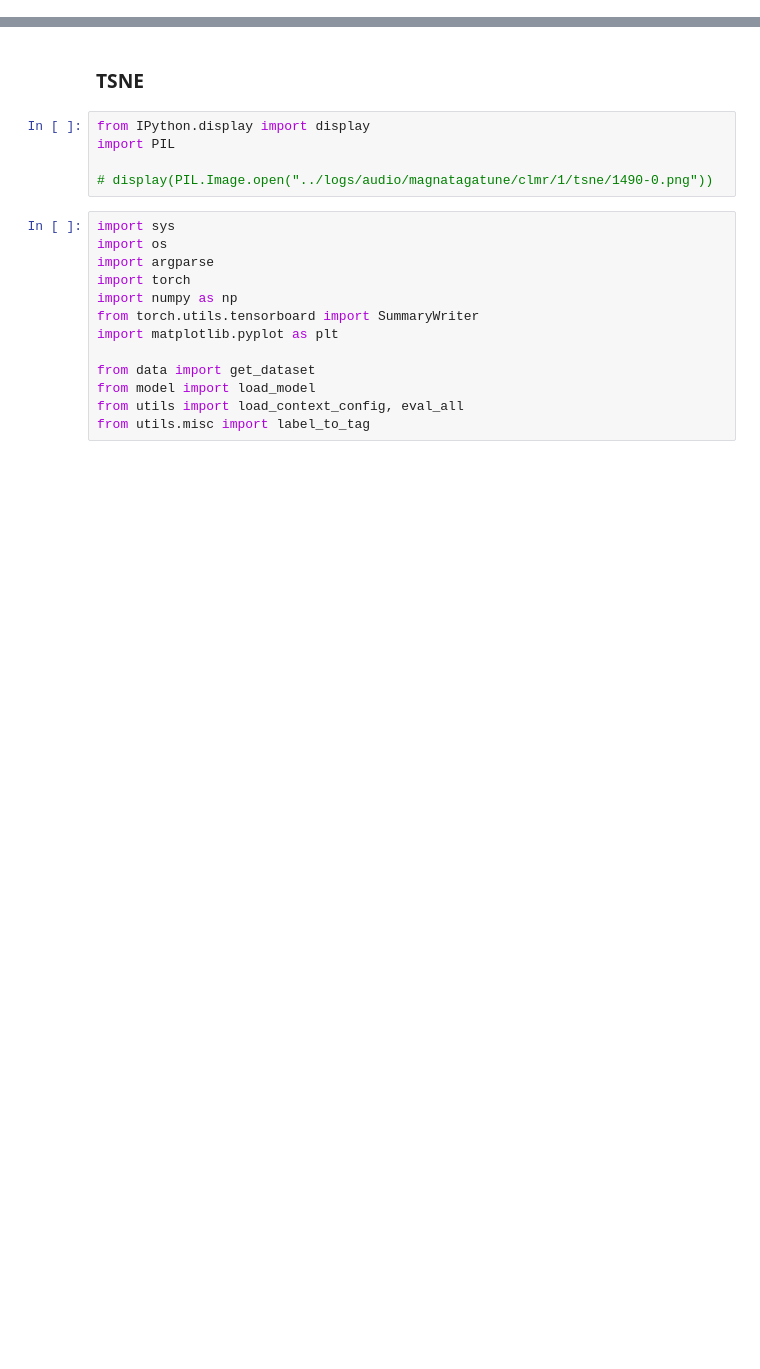
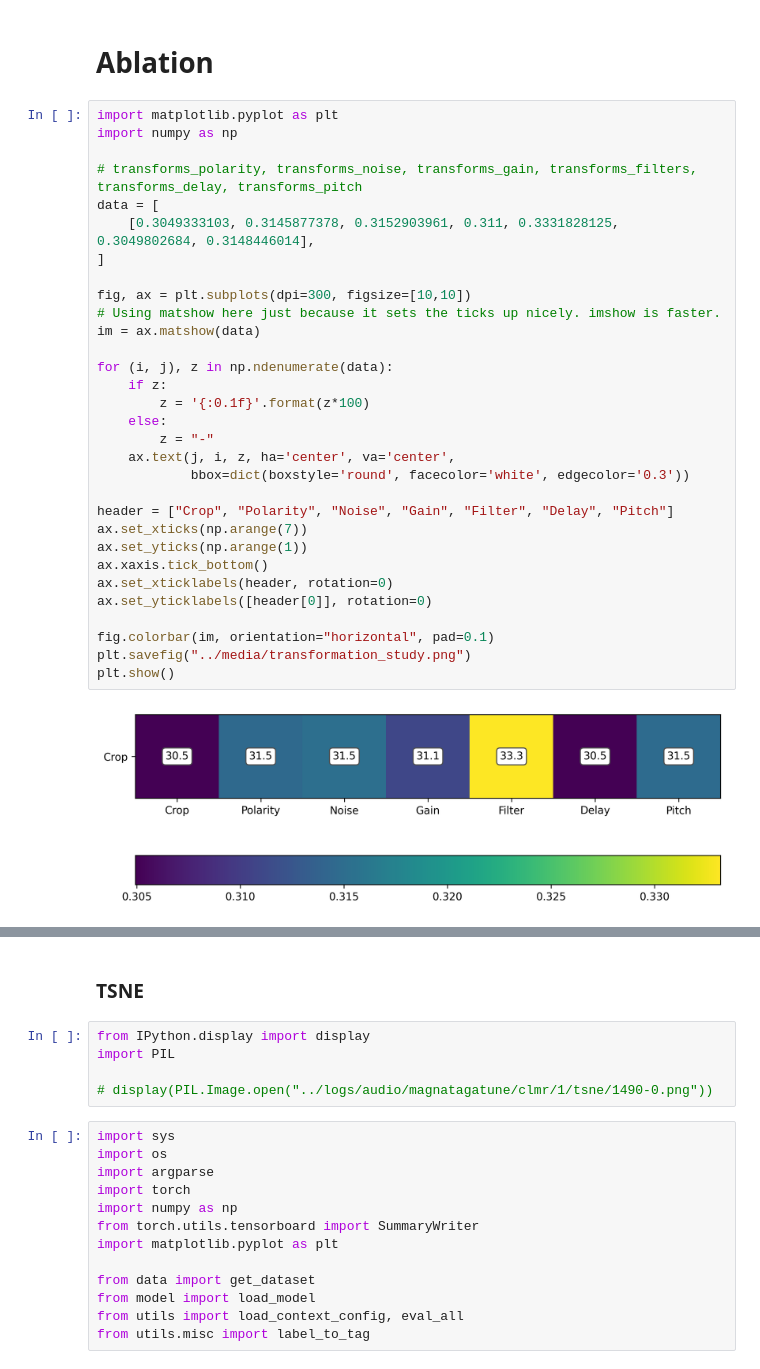
Before and after one commit to Spijkervet/CLMR, a Jupyter notebook: notebooks/paper figures.ipynb, the cells around one changed output, grey strips where cells are left out. Cells and saved outputs as stored; diff of their text form; blank space fills up the shorter version.

```diff
--- a/notebooks/paper figures.ipynb
+++ b/notebooks/paper figures.ipynb
@@ -87,0 +88,35 @@ plt.show()
+# %% [markdown]
+# Ablation
+# %%
+import matplotlib.pyplot as plt
+import numpy as np
+
+# transforms_polarity, transforms_noise, transforms_gain, transforms_filters, transforms_delay, transforms_pitch
+data = [
+    [0.3049333103, 0.3145877378, 0.3152903961, 0.311, 0.3331828125, 0.3049802684, 0.3148446014],
+]
+
+fig, ax = plt.subplots(dpi=300, figsize=[10,10])
+# Using matshow here just because it sets the ticks up nicely. imshow is faster.
+im = ax.matshow(data)
+
+for (i, j), z in np.ndenumerate(data):
+    if z:
+        z = '{:0.1f}'.format(z*100)
+    else:
+        z = "-"
+    ax.text(j, i, z, ha='center', va='center',
+            bbox=dict(boxstyle='round', facecolor='white', edgecolor='0.3'))
+
+header = ["Crop", "Polarity", "Noise", "Gain", "Filter", "Delay", "Pitch"]
+ax.set_xticks(np.arange(7))
+ax.set_yticks(np.arange(1))
+ax.xaxis.tick_bottom()
+ax.set_xticklabels(header, rotation=0)
+ax.set_yticklabels([header[0]], rotation=0)
+
+fig.colorbar(im, orientation="horizontal", pad=0.1)
+plt.savefig("../media/transformation_study.png")
+plt.show()
+# %% [output]
+[figure, added]
```
Also changed, not shown: parts of 10 cells of this notebook, 6 other files.
